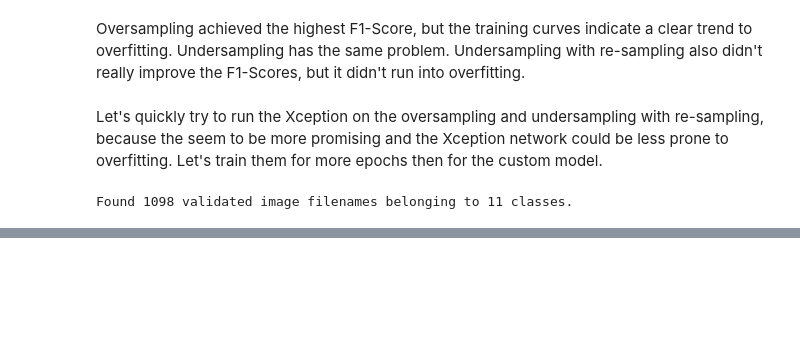
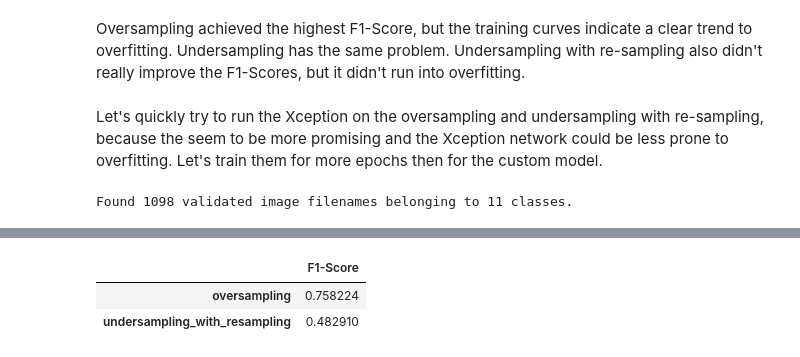
Before and after one commit to patrickbrus/Image_Weather_Recognition, a Jupyter notebook: Deep_Learning.ipynb, the cells around one changed output, grey strips where cells are left out. Saved outputs shown, nothing was run; the diff lists cells and outputs as text; code cells hidden in the pictures; blank space fills up the shorter version.

```diff
--- a/Deep_Learning.ipynb
+++ b/Deep_Learning.ipynb
@@ -1136,0 +1189,10 @@ create_f1_plots(results_hists_dict_imbalance, figpath=r"figures\imbalance_f1_sco
+# %%
+df_results = (pd.DataFrame.
+              from_dict(results_dict_imbalance, orient="index", columns=["F1-Score"])
+              .sort_values(by=["F1-Score"], ascending=False)
+             )
+df_results
+# %% [output]
+|  | F1-Score |
+| oversampling | 0.758224 |
+| undersampling_with_resampling | 0.482910 |
```
Also changed, not shown: parts of 13 cells of this notebook, 2 other files.
